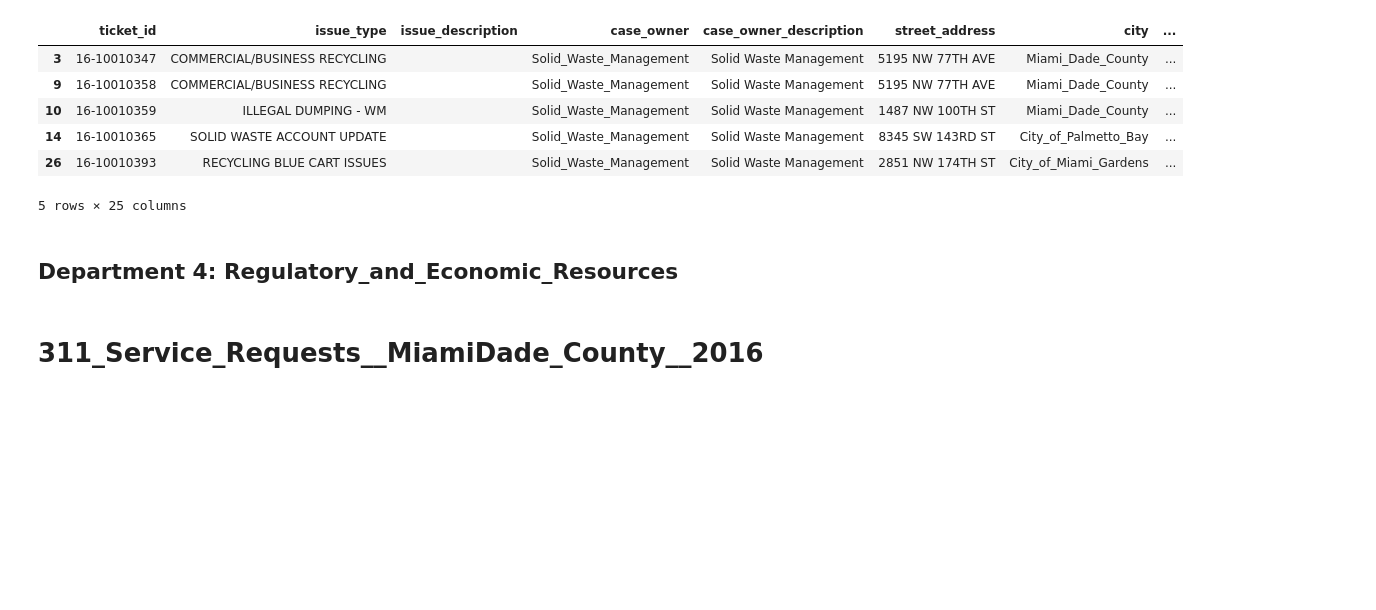
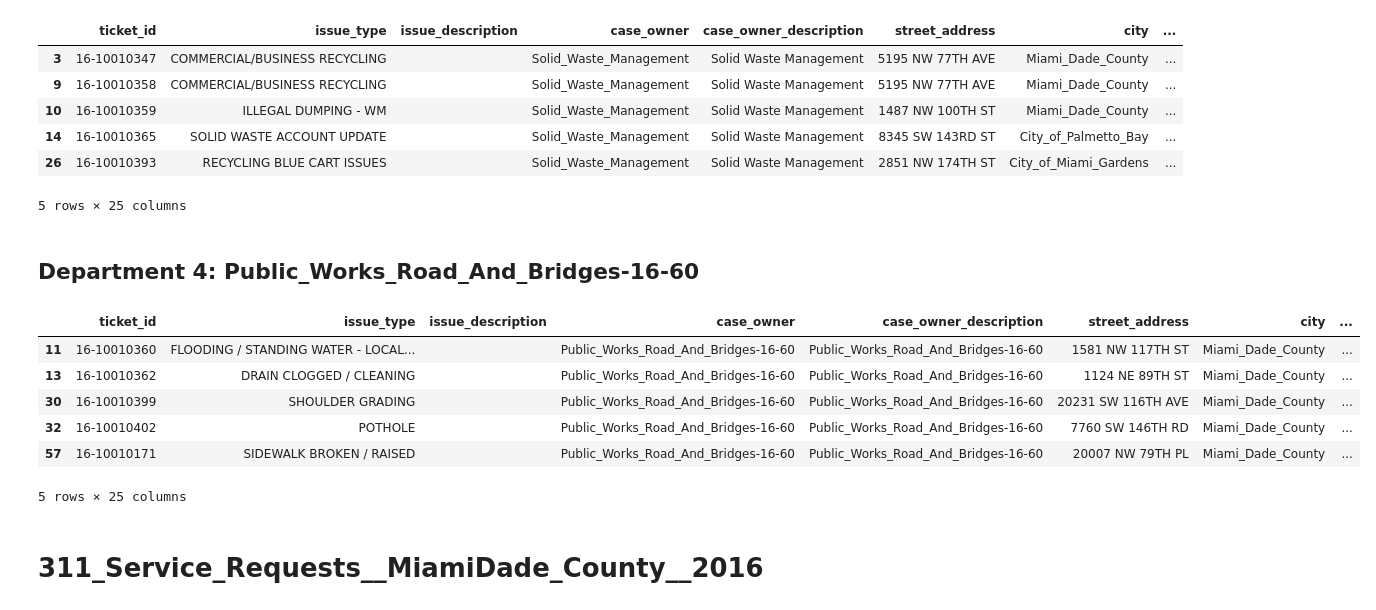
Before and after one commit to Gan001/dataviz-project-two, a Jupyter notebook: ETL_crazy_plot.ipynb, the cells around one changed output. Cells and saved outputs as stored; diff of their text form; code cells hidden in the pictures; blank space fills up the shorter version.

```diff
--- a/ETL_crazy_plot.ipynb
+++ b/ETL_crazy_plot.ipynb
@@ -488,4 +575,15 @@ Solid_Waste_Management15.head()
 
 Solid_Waste_Management15.to_csv("db/temp/Solid_Waste_Management15.csv", index=True, header=True)
 # %% [markdown]
-## Department 4: Regulatory_and_Economic_Resources
+## Department 4: Public_Works_Road_And_Bridges-16-60
+# %%
+Public_Works_Road15_df = services15_original_df.loc[(services15_original_df["case_owner"] == "Public_Works_Road_And_Bridges-16-60")]
+Public_Works_Road15_df.head()
+# %% [output]
+|  | ticket_id | issue_type | issue_description | case_owner | case_owner_description | street_address | city | ... |
+| 11 | 16-10010360 | FLOODING / STANDING WATER - LOCAL... |  | Public_Works_Road_And_Bridges-16-60 | Public_Works_Road_And_Bridges-16-60 | 1581 NW 117TH ST | Miami_Dade_County | ... |
+| 13 | 16-10010362 | DRAIN CLOGGED / CLEANING |  | Public_Works_Road_And_Bridges-16-60 | Public_Works_Road_And_Bridges-16-60 | 1124 NE 89TH ST | Miami_Dade_County | ... |
+| 30 | 16-10010399 | SHOULDER GRADING |  | Public_Works_Road_And_Bridges-16-60 | Public_Works_Road_And_Bridges-16-60 | 20231 SW 116TH AVE | Miami_Dade_County | ... |
+| 32 | 16-10010402 | POTHOLE |  | Public_Works_Road_And_Bridges-16-60 | Public_Works_Road_And_Bridges-16-60 | 7760 SW 146TH RD | Miami_Dade_County | ... |
+| 57 | 16-10010171 | SIDEWALK BROKEN / RAISED |  | Public_Works_Road_And_Bridges-16-60 | Public_Works_Road_And_Bridges-16-60 | 20007 NW 79TH PL | Miami_Dade_County | ... |
+5 rows × 25 columns
```
Also changed, not shown: parts of 32 cells of this notebook.
